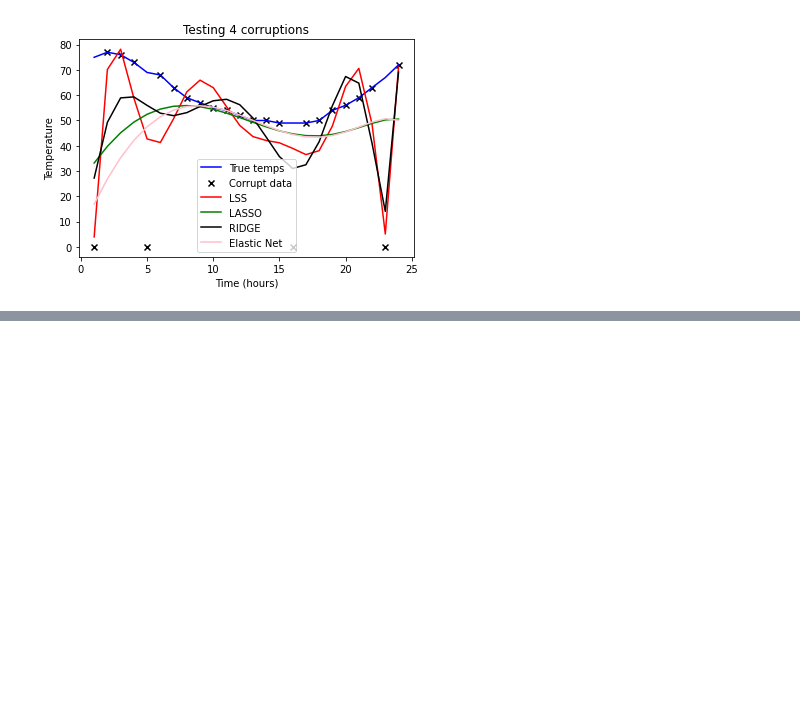
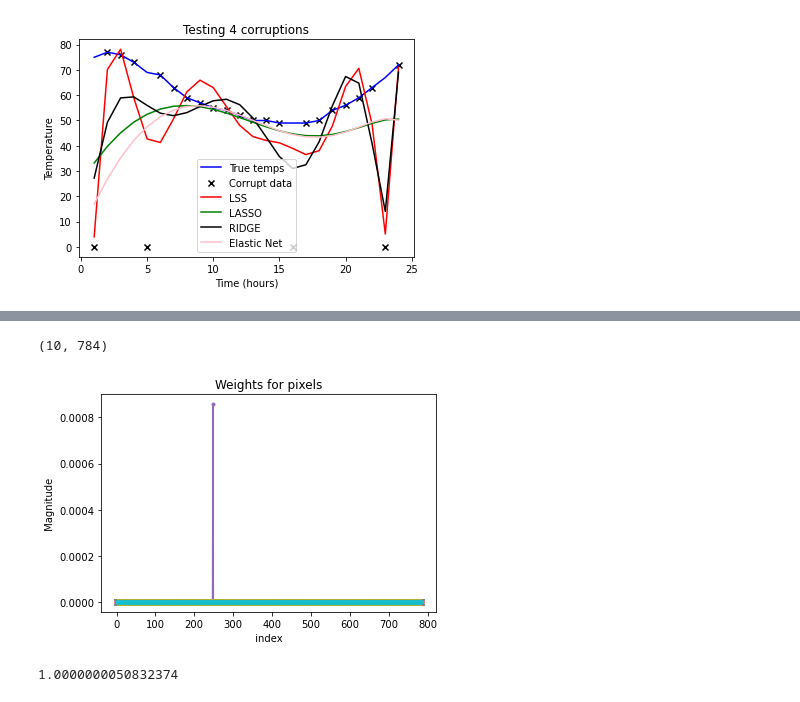
Before and after one commit to german34/math6397_villalobos, a Jupyter notebook: chapter4_hw.ipynb, the cells around one changed output, grey strips where cells are left out. Drawn from its saved outputs; the diff is of its cells as text; code cells hidden in the pictures; blank space fills up the shorter version.

```diff
--- a/chapter4_hw.ipynb
+++ b/chapter4_hw.ipynb
@@ -264,0 +343,51 @@ relative errors... (LSS, LASSO, Ridge, ElasticNet)
+# %%
+W_lasso = run_regression(linear_model.Lasso, X_train.T, Y_train.T, 1.0)
+#W_ridge = run_regression(linear_model.Ridge, X_train.T, Y_train.T, 1.0)
+#W_eNet = run_regression(linear_model.ElasticNet, X_train.T, Y_train.T, 1.0)
+
+def summary_stats(W):
+    w = W.flatten()
+    print(np.min(w), np.max(w), np.mean(w), np.median(w))
+    plt.figure()
+    plt.hist(W.flatten())
+    return
+
+def promote_sparsity(W):
+    W[np.where(np.abs(W)<0.0007)]=0
+
+    return W
+# %%
+#summary_stats(W_lasso)
+W2 = promote_sparsity(W_lasso)
+#summary_stats(W2)
+print(W2.shape)
+cc=4
+
+nn = W2.shape[1]
+indx = np.arange(0,nn)
+c_indx = np.random.permutation(10)[:cc]
+
+
+def plot_weights(W, x, cc):
+    markers = ['*', 'o', 'x', '+', '.','*', 'o', 'x', '+', '.']
+    plt.figure()
+    i=0
+    for w in W:
+        plt.plot(x, w, label='W_'+str(i), marker = markers[i])
+        plt.ylabel(' Magnitude ')
+        plt.xlabel(' index ')
+        plt.title('Weights for pixels')
+        #plt.show()
+        i+=1
+    plt.show()
+    return
+
+plot_weights(W_lasso, indx, c_indx)
+
+Y_lasso = W_lasso @ X_test
+e1 = np.linalg.norm(Y_lasso - Y_test,ord=2)/ np.linalg.norm(Y_test,ord=2)
+print(e1)
+# %% [output]
+(10, 784)
+[figure, added]
+1.0000000050832374
```
Also changed, not shown: parts of 2 cells of this notebook.
